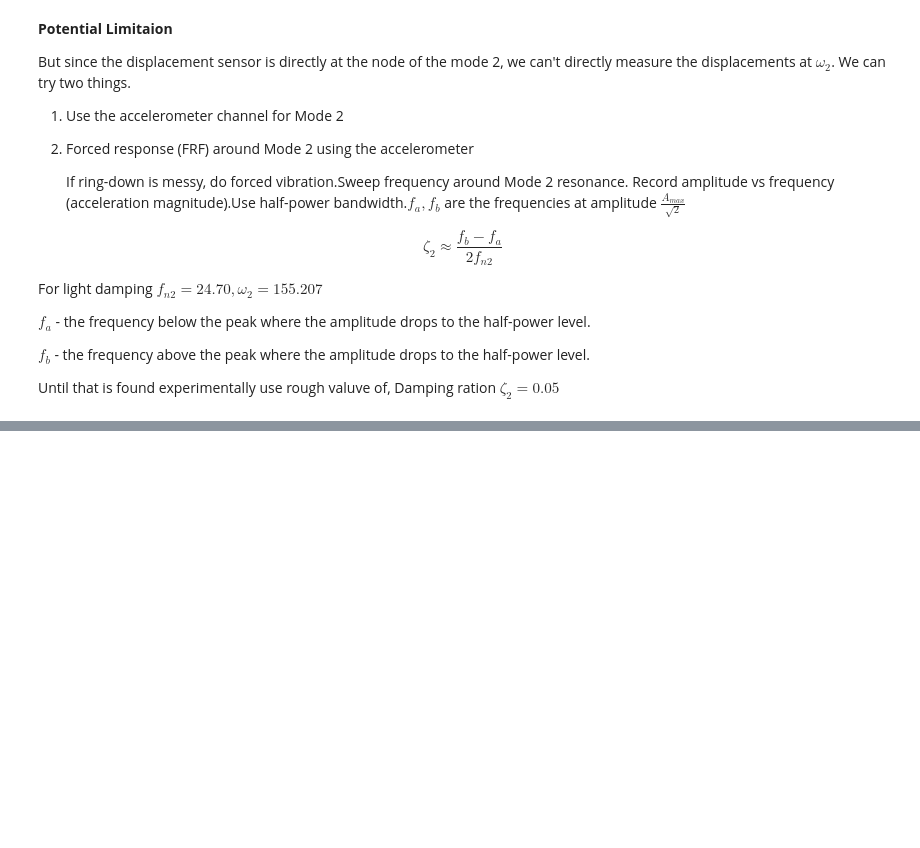
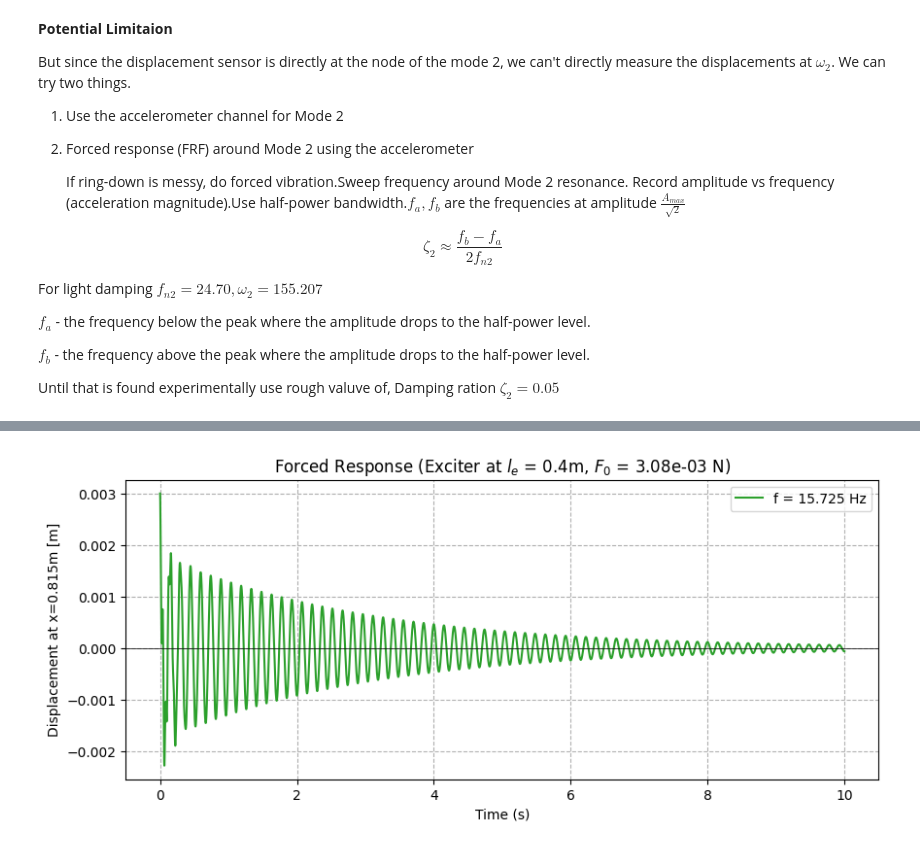
Before and after one commit to Alokathilakarathna/ME422_B3, a Jupyter notebook: Vibration Lab/e20452.ipynb, the cells around one changed output, grey strips where cells are left out. Cells and saved outputs as stored; diff of their text form; code cells hidden in the pictures; blank space fills up the shorter version.

```diff
--- a/Vibration Lab/e20452.ipynb
+++ b/Vibration Lab/e20452.ipynb
@@ -771,0 +1008,5 @@ Damping ration $ζ_2 = 0.05$
+# %%
+f_motor = 15.725
+plot_forced_response(df,x_target, f_motor, x_initial, t_end)
+# %% [output]
+[figure, added]
```
Also changed, not shown: parts of 33 cells of this notebook.
